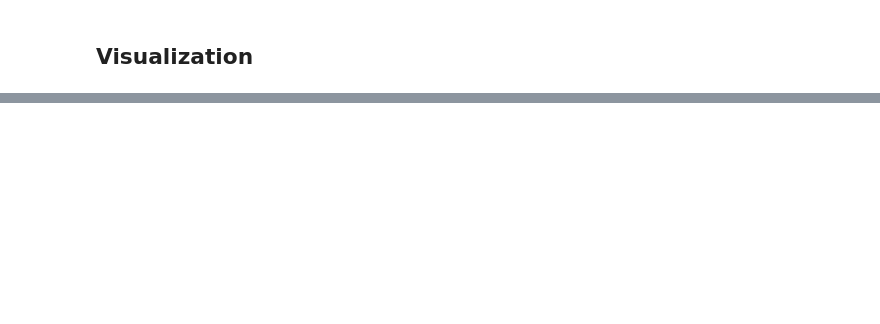
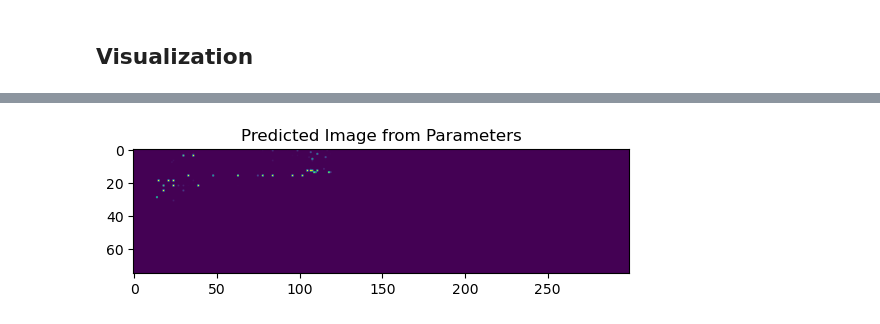
Before and after one commit to zzhuqshun/ML-for-dynamical-system, a Jupyter notebook: Autoencoder.ipynb, the cells around one changed output, grey strips where cells are left out. Saved outputs shown, nothing was run; the diff lists cells and outputs as text; code cells hidden in the pictures; blank space fills up the shorter version.

```diff
--- a/Autoencoder.ipynb
+++ b/Autoencoder.ipynb
@@ -281,0 +402,25 @@ plt.show()
+# %%
+# new_params = []
+
+# for i in range(df.shape[1]):
+#     value = np.random.uniform(0, 1)
+#     while value in df[:, i]:
+#         value = np.random.uniform(0, 1)
+#     new_params.append(value)
+
+# new_params = np.array([new_params])
+# new_params = tf.convert_to_tensor(new_params, dtype=tf.float32)
+
+
+
+new_params = conditions[50]
+params = np.expand_dims(new_params, axis=0)
+latent_data = mapping(params)
+pred_img = autoencoder.decoder(latent_data)
+pred_img = np.squeeze(pred_img.numpy())
+
+plt.imshow(pred_img)
+plt.title("Predicted Image from Parameters")
+plt.show()
+# %% [output]
+[figure, added]
```
Also changed, not shown: parts of 12 cells of this notebook.
